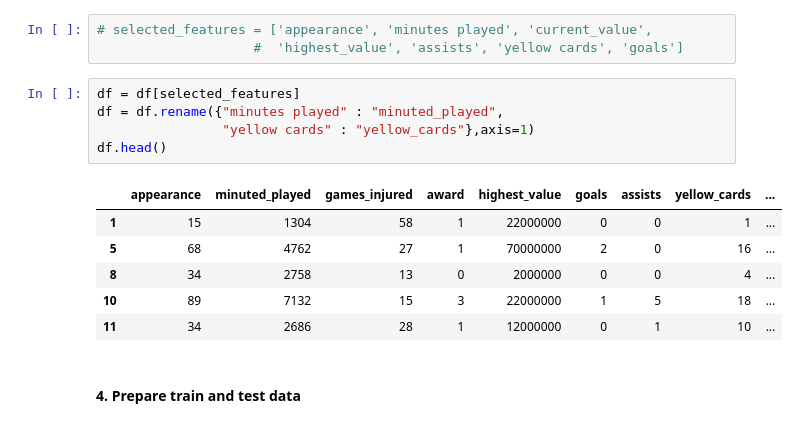
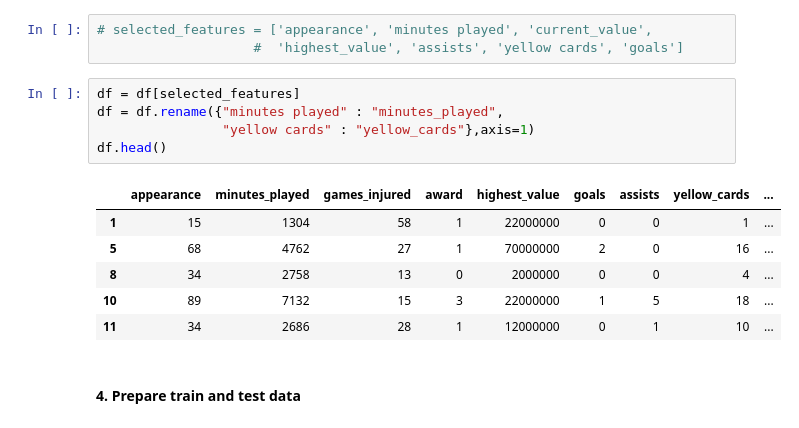
Before and after one commit to Tuwaiq-DS-ML-bootcamp-V-6/Use-case-7, a Jupyter notebook: ML - K-Means-All-Features.ipynb, the cells around one changed output. Saved outputs shown, nothing was run; the diff lists cells and outputs as text.

```diff
--- a/ML - K-Means-All-Features.ipynb
+++ b/ML - K-Means-All-Features.ipynb
@@ -398,11 +398,11 @@ Index(['appearance', 'minutes played', 'games_injured', 'award',
                     #  'highest_value', 'assists', 'yellow cards', 'goals']
 # %%
 df = df[selected_features]
-df = df.rename({"minutes played" : "minuted_played",
+df = df.rename({"minutes played" : "minutes_played",
                 "yellow cards" : "yellow_cards"},axis=1)
 df.head()
 # %% [output]
-|  | appearance | minuted_played | games_injured | award | highest_value | goals | assists | yellow_cards | ... |
+|  | appearance | minutes_played | games_injured | award | highest_value | goals | assists | yellow_cards | ... |
 | 1 | 15 | 1304 | 58 | 1 | 22000000 | 0 | 0 | 1 | ... |
 | 5 | 68 | 4762 | 27 | 1 | 70000000 | 2 | 0 | 16 | ... |
 | 8 | 34 | 2758 | 13 | 0 | 2000000 | 0 | 0 | 4 | ... |
```
Also changed, not shown: parts of 5 cells of this notebook, 1 other file.
